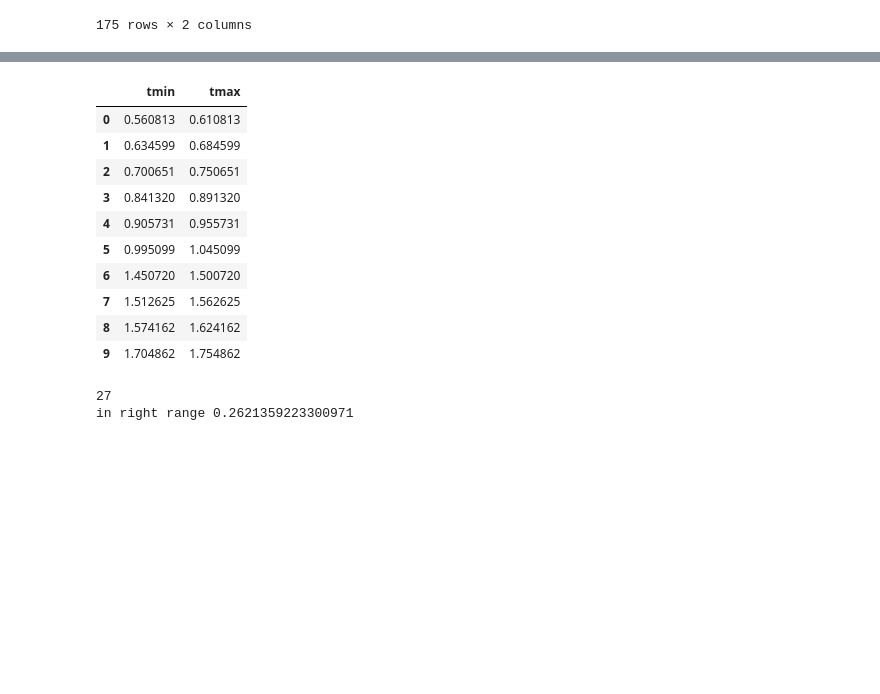
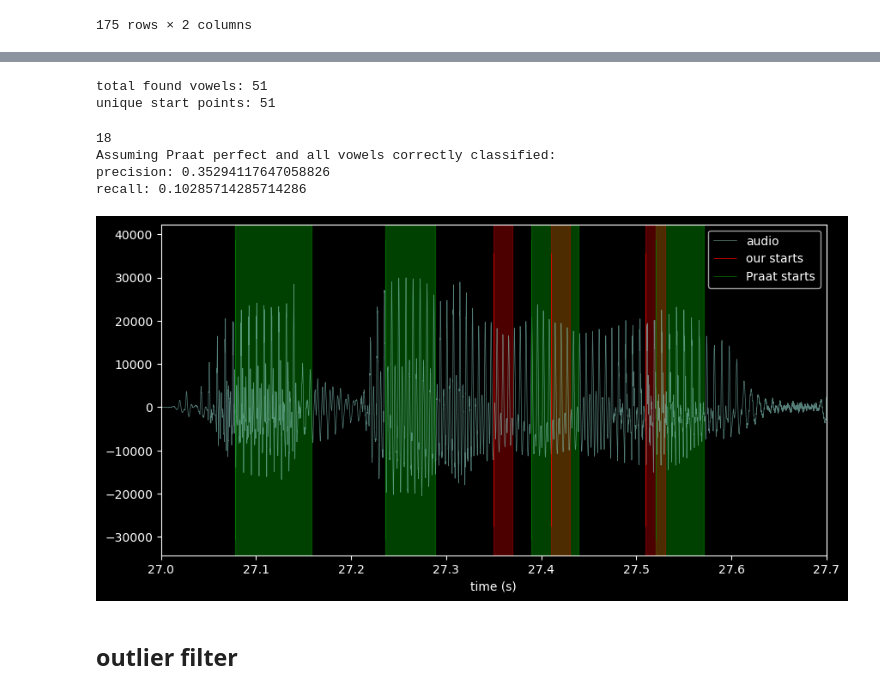
Before and after one commit to TobiasBjork/VowelProject, a Jupyter notebook: evaluation_labels.ipynb, the cells around one changed output, grey strips where cells are left out. Cells and saved outputs as stored; diff of their text form; code cells hidden in the pictures; blank space fills up the shorter version.

Commit message:
nerklippt julgran. compared Praat

```diff
--- a/evaluation_labels.ipynb
+++ b/evaluation_labels.ipynb
@@ -89,7 +89,7 @@ display(labels_df)
 reload(tools)
 add_context = False
 fl = int(0.02 * Fs)
-grouped_frames = tools.julgran(words, audio, Fs, fl, add_context)
+grouped_frames = tools.julgran(words, audio, Fs, fl, add_context, long_frame=True)
 
 vowels_in_text = {v: 0 for v in tools.VOWELS_SV}
 for c in tools.checkVowels(text, tools.VOWELS_SV):
@@ -170,26 +130,45 @@ unique start points: 103
-# %%
-display(labels_df.head(10))
-# %% [output]
-|  | tmin | tmax |
-| 0 | 0.560813 | 0.610813 |
-| 1 | 0.634599 | 0.684599 |
-| 2 | 0.700651 | 0.750651 |
-| 3 | 0.841320 | 0.891320 |
-| 4 | 0.905731 | 0.955731 |
-| 5 | 0.995099 | 1.045099 |
-| 6 | 1.450720 | 1.500720 |
-| 7 | 1.512625 | 1.562625 |
-| 8 | 1.574162 | 1.624162 |
-| 9 | 1.704862 | 1.754862 |
+# %%
+starts_all_seconds, stops_all_seconds = tools.get_start_stop_seconds(
+    grouped_frames, fl, Fs
+)
+# %% [output]
+total found vowels: 51
+unique start points: 51
 # %%
 included = 0
 for start, stop in zip(starts_all_seconds, stops_all_seconds):
     included += labels_df.apply(
-        lambda x: (start - x.tmin) > 0 and (x.tmax - stop) > 0, axis=1
+        lambda x: (start > x.tmin) and (stop < x.tmax), axis=1
     ).sum()
 
 print(included)
-print("in right range", included / len(starts_all_seconds))
+print("Assuming Praat perfect and all vowels correctly classified:")
+print("precision:", included / len(starts_all_seconds))
+print("recall:", included / len(labels_df))
 # %% [output]
-27
-in right range 0.2621359223300971
+18
+Assuming Praat perfect and all vowels correctly classified:
+precision: 0.35294117647058826
+recall: 0.10285714285714286
+# %%
+plt.figure(figsize=(10, 5))
+tt = np.arange(len(audio)) / Fs
+plt.plot(tt, audio, alpha=0.6, label="audio")
+plt.vlines(starts_all_seconds, *plt.ylim(), colors="r", label="our starts")
+plt.vlines(labels_df.tmin, *plt.ylim(), colors="g", label="Praat starts")
+for tmin, tmax in zip(labels_df.tmin, labels_df.tmax):
+    plt.axvspan(tmin, tmax, alpha=0.5, color="g")
+
+for start, stop in zip(starts_all_seconds, stops_all_seconds):
+    plt.axvspan(start, stop, alpha=0.3, color="r")
+
+
+plt.xlabel("time (s)")
+
+tr = (27.0, 27.7)
+
+plt.xlim(*tr)
+plt.legend()
+plt.show()
+# %% [output]
+[figure, added]
@@ -195,0 +179,2 @@ in right range 0.2621359223300971
+# %% [markdown]
+## outlier filter
```
Also changed, not shown: parts of 6 cells of this notebook, 2 other files.
